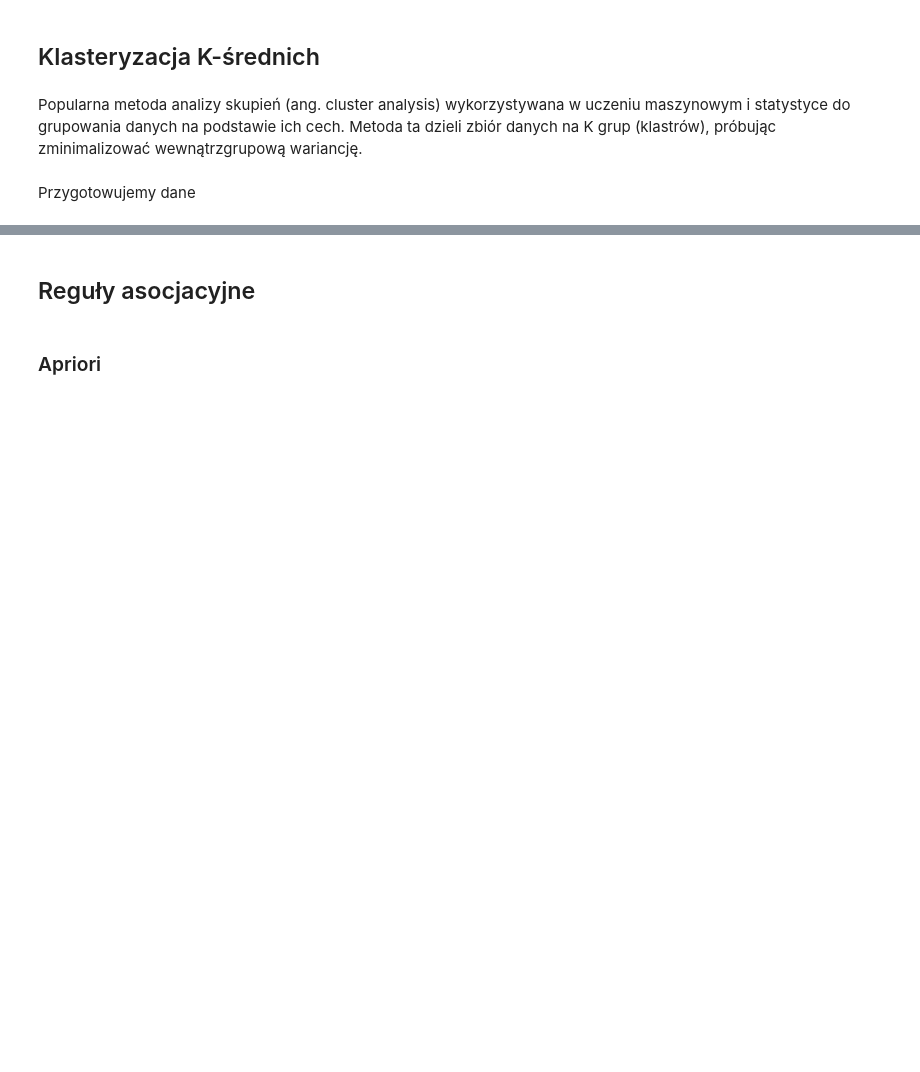
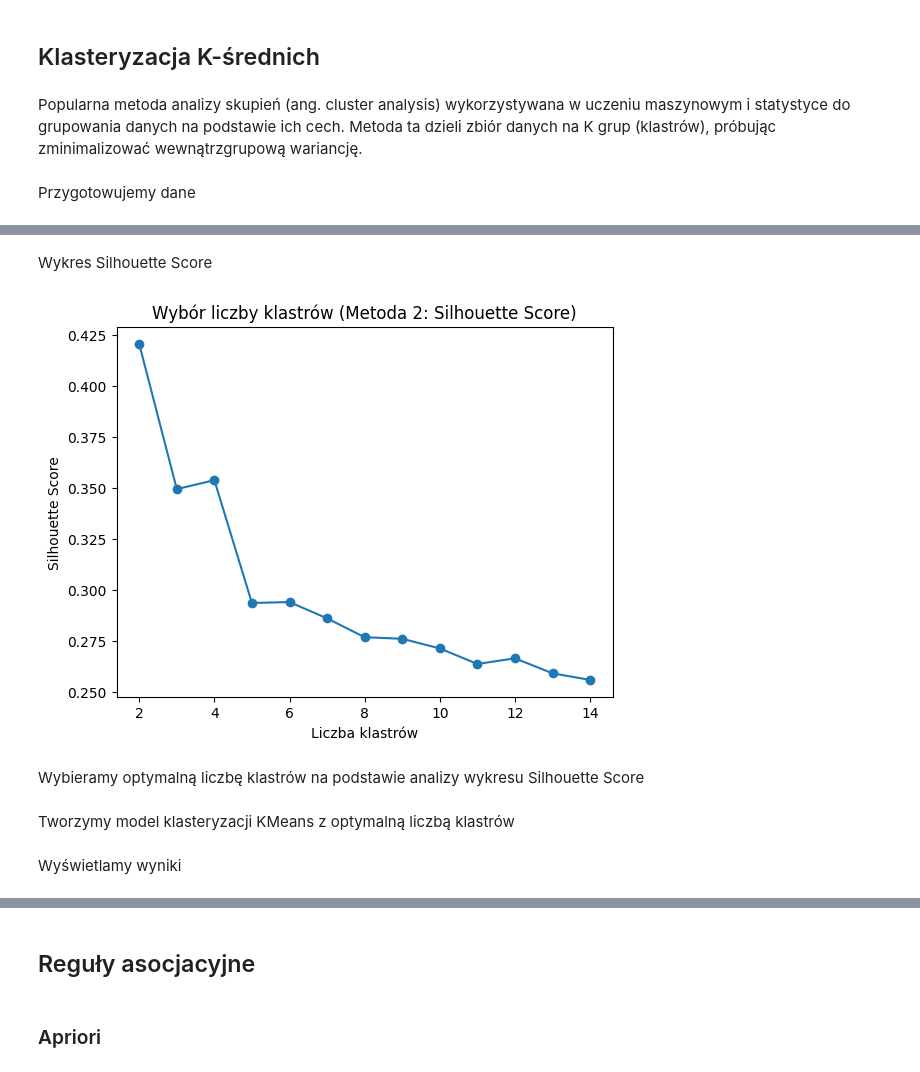
Before and after one commit to y777bish/DataExplorationProject, a Jupyter notebook: ProjektAEDfin.ipynb, the cells around one changed output, grey strips where cells are left out. Saved outputs shown, nothing was run; the diff lists cells and outputs as text; code cells hidden in the pictures; blank space fills up the shorter version.

```diff
--- a/ProjektAEDfin.ipynb
+++ b/ProjektAEDfin.ipynb
@@ -280,0 +197,4 @@ plt.show()
+# %%
+optimal_clusters_inertia = 5
+kmeans_inertia = KMeans(n_clusters=optimal_clusters_inertia, random_state=42)
+kmeans_inertia.fit(X)
@@ -280,0 +220,19 @@ plt.show()
+# %%
+silhouette_scores = []
+for k in range(2, 15):
+    kmeans = KMeans(n_clusters=k, random_state=42)
+    kmeans.fit(X)
+    score = silhouette_score(X, kmeans.labels_)
+    silhouette_scores.append(score)
+# %% [markdown]
+Wykres Silhouette Score
+# %%
+plt.plot(range(2, 15), silhouette_scores, marker='o')
+plt.xlabel('Liczba klastrów')
+plt.ylabel('Silhouette Score')
+plt.title('Wybór liczby klastrów (Metoda 2: Silhouette Score)')
+plt.show()
+# %% [output]
+[figure, added]
+# %% [markdown]
+Wybieramy optymalną liczbę klastrów na podstawie analizy wykresu Silhouette Score
@@ -280,0 +241,2 @@ plt.show()
+# %% [markdown]
+Tworzymy model klasteryzacji KMeans z optymalną liczbą klastrów
@@ -280,0 +247,2 @@ plt.show()
+# %% [markdown]
+Wyświetlamy wyniki
```
Also changed, not shown: parts of 40 cells of this notebook.
